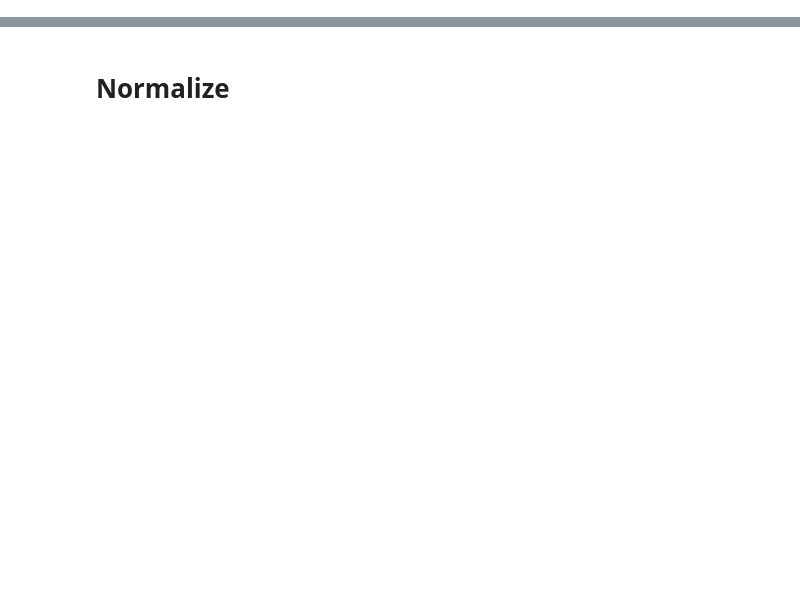
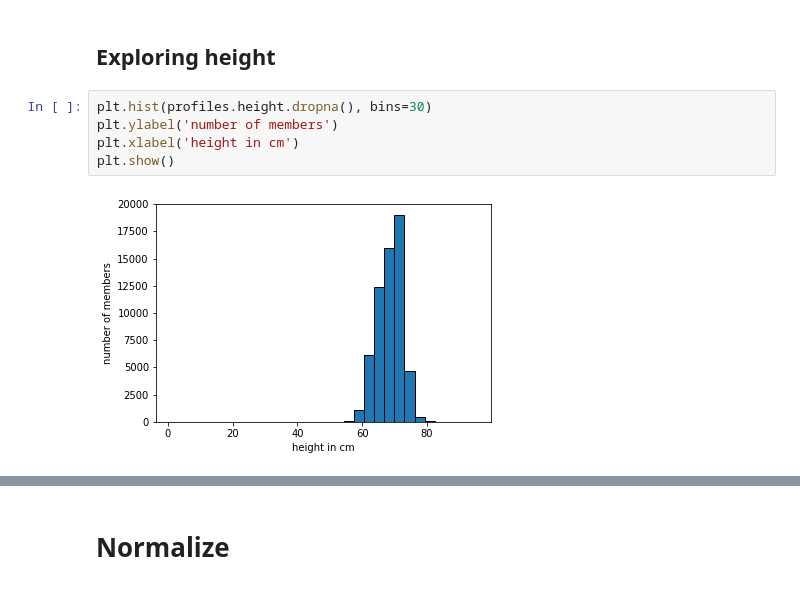
Before and after one commit to arianmingo/date-a-scientist, a Jupyter notebook: capstone_starter 2018-11-26 20_05_48/notebook/Capstone.ipynb, the cells around one changed output, grey strips where cells are left out. Drawn from its saved outputs; the diff is of its cells as text; blank space fills up the shorter version.

```diff
--- a/capstone_starter 2018-11-26 20_05_48/notebook/Capstone.ipynb
+++ b/capstone_starter 2018-11-26 20_05_48/notebook/Capstone.ipynb
@@ -523,0 +278,9 @@ Name: all_essays, dtype: object
+# %% [markdown]
+## Exploring height
+# %%
+plt.hist(profiles.height.dropna(), bins=30)
+plt.ylabel('number of members')
+plt.xlabel('height in cm')
+plt.show()
+# %% [output]
+[figure, added]
```
Also changed, not shown: parts of 82 cells of this notebook.
